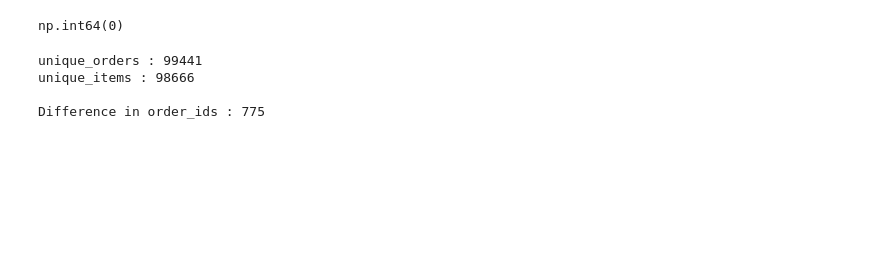
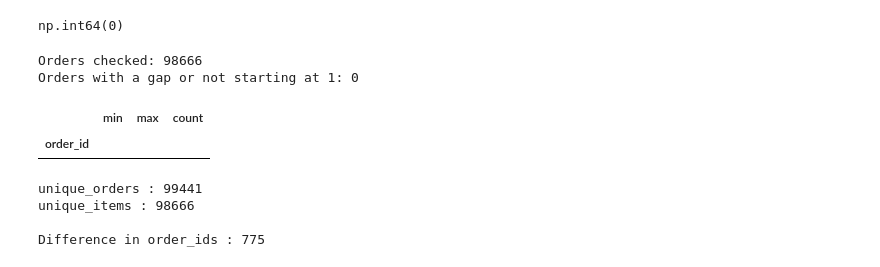
Before and after one commit to abhishek-070911/olist-data-platform, a Jupyter notebook: notebooks/01_profiling.ipynb, the cells around one changed output. Saved outputs shown, nothing was run; the diff lists cells and outputs as text; code cells hidden in the pictures; blank space fills up the shorter version.

Commit message:
Finish items profiling: F16-F18, Q1-Q4; fix F9, F14, F15 and notebook comments

```diff
--- a/notebooks/01_profiling.ipynb
+++ b/notebooks/01_profiling.ipynb
@@ -523,4 +513,17 @@ olist_items_df.describe(include='all')
 olist_items_df.duplicated(subset = ['order_id', 'order_item_id']).sum()
 # %% [output]
 np.int64(0)
+# %%
+# Within each order, does order_item_id run 1, 2, 3... with no gaps?
+seq = olist_items_df.groupby('order_id')['order_item_id'].agg(['min', 'max', 'count'])
+print('Orders checked:', len(seq))
+
+gaps = seq[(seq['min'] != 1) | (seq['max'] != seq['count'])]
+print('Orders with a gap or not starting at 1:', len(gaps))
+gaps.head()
+# %% [output]
+Orders checked: 98666
+Orders with a gap or not starting at 1: 0
+|  | min | max | count |
+| order_id |  |  |  |
 # %%
```
Also changed, not shown: parts of 17 cells of this notebook, 1 other file.
